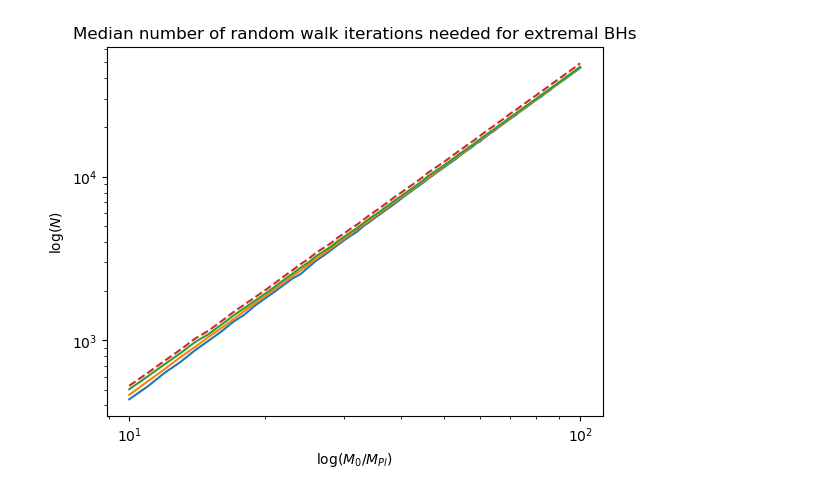
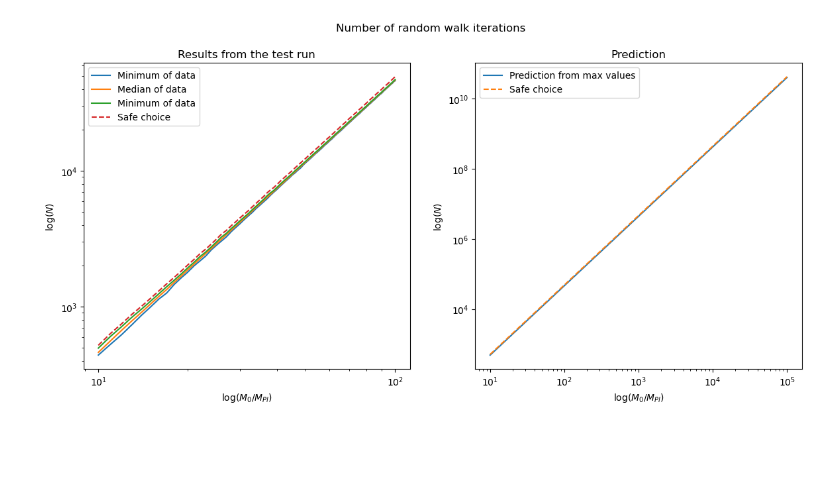
Before and after one commit to qtaylorphys/BH_Extremal, a Jupyter notebook: predict_size.ipynb, the cells around one changed output. Cells and saved outputs as stored; diff of their text form; code cells hidden in the pictures; blank space fills up the shorter version.

Commit message:
Update the notebook for predicting the array size

```diff
--- a/predict_size.ipynb
+++ b/predict_size.ipynb
@@ -54,17 +71,17 @@ for init_M in np.arange(10., 101., 1.):
 # %%
-data = np.genfromtxt("seq_result3.csv", delimiter=",")
-M_vals = np.unique(data[:, 0])
+data = np.genfromtxt(results_file, delimiter=",")
+M_values = np.unique(data[:, 0])
 
 n_iters_min = []
 n_iters_median = []
 n_iters_max = []
 
-for M in M_vals:
+for M in M_values:
     M_arr = data[np.where((data[:, 0] == M))]
 
     n_iters_min.append(np.min(M_arr[:, -2]))
     n_iters_median.append(np.median(M_arr[:, -2]))
     n_iters_max.append(np.max(M_arr[:, -2]))
 
-    print(M, np.min(M_arr[:, -2]),np.median(M_arr[:, -2]), np.max(M_arr[:, -2]))
+    print(M, np.min(M_arr[:, -2]), np.median(M_arr[:, -2]), np.max(M_arr[:, -2]))
 # %% [output]
@@ -88,32 +105,53 @@ for M in M_vals:
 # %%
 from sklearn.linear_model import LinearRegression
 
-model_min = LinearRegression().fit(np.log10(M_vals).reshape((-1, 1)), np.log10(n_iters_min))
-model_median = LinearRegression().fit(np.log10(M_vals).reshape((-1, 1)), np.log10(n_iters_median))
-model_max = LinearRegression().fit(np.log10(M_vals).reshape((-1, 1)), np.log10(n_iters_max))
+model_min = LinearRegression().fit(np.log10(M_values).reshape((-1, 1)), np.log10(n_iters_min))
+model_median = LinearRegression().fit(np.log10(M_values).reshape((-1, 1)), np.log10(n_iters_median))
+model_max = LinearRegression().fit(np.log10(M_values).reshape((-1, 1)), np.log10(n_iters_max))
 # %%
-M_predict = np.linspace(1e2, 1e7, 10000)
+M_predict = np.linspace(1e1, 1e5, 10000)
 N_predict = 10**model_max.predict(np.log10(M_predict).reshape((-1, 1)))
+# %%
+# Safety factor to use
+safety_factor = 1.05
 # %%
 import matplotlib.pyplot as plt
 
-plt.figure()
+fig, (ax1, ax2) = plt.subplots(1, 2, figsize=(14, 6))
 
-plt.plot(M_vals, n_iters_min)
-plt.plot(M_vals, n_iters_median)
-plt.plot(M_vals, n_iters_max)
+fig.suptitle("Number of random walk iterations")
 
-N_safe = 1.05 * np.array(n_iters_max)
-plt.plot(M_vals, N_safe, ls="--")
+ax1.plot(M_values, n_iters_min, label="Minimum of data")
+ax1.plot(M_values, n_iters_median, label="Median of data")
+ax1.plot(M_values, n_iters_max, label="Minimum of data")
 
-plt.xscale('log')
-plt.yscale('log')
+N_safe = safety_factor * np.array(n_iters_max)
+ax1.plot(M_values, N_safe, ls="--", label="Safe choice")
 
-plt.xlabel(r"$\log(M_{0} / M_{Pl})$")
-plt.ylabel(r"$\log(N)$")
+ax1.set_xscale('log')
+ax1.set_yscale('log')
 
-plt.title("Median number of random walk iterations needed for extremal BHs")
+ax1.set_xlabel(r"$\log(M_{0} / M_{Pl})$")
+ax1.set_ylabel(r"$\log(N)$")
+
+ax1.legend()
+ax1.set_title("Results from the test run")
+
+ax2.plot(M_predict, N_predict, label="Prediction from max values")
+
+N_safe_test = safety_factor * N_predict
+
+ax2.plot(M_predict, N_safe_test, ls="--", label="Safe choice")
+
+ax2.set_xscale('log')
+ax2.set_yscale('log')
+
+ax2.set_xlabel(r"$\log(M_{0} / M_{Pl})$")
+ax2.set_ylabel(r"$\log(N)$")
+
+ax2.legend()
+ax2.set_title("Prediction")
 
 plt.show()
 # %% [output]
-[figure, old version]
+[figure, new version]
```
Also changed, not shown: parts of 10 cells of this notebook.
